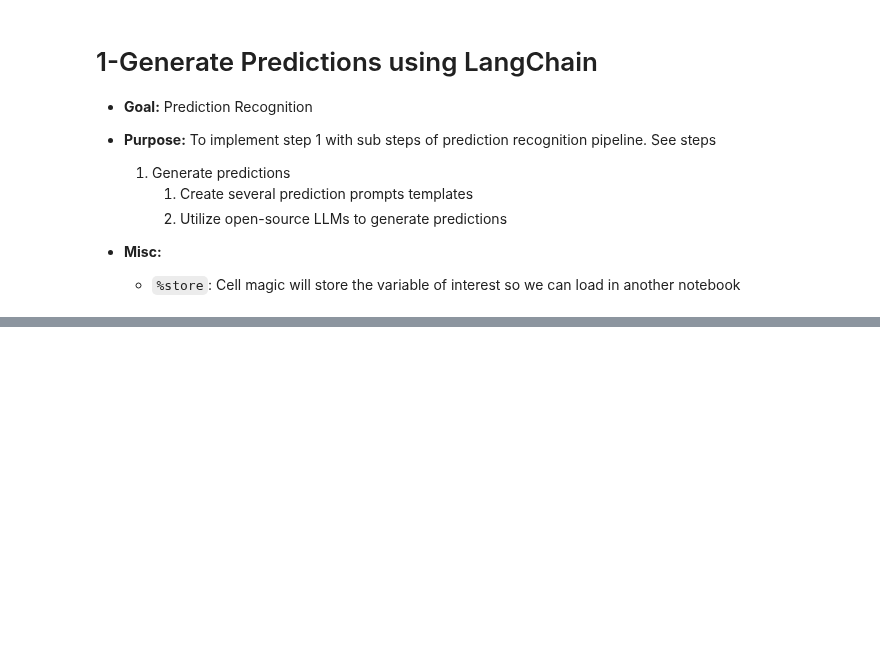
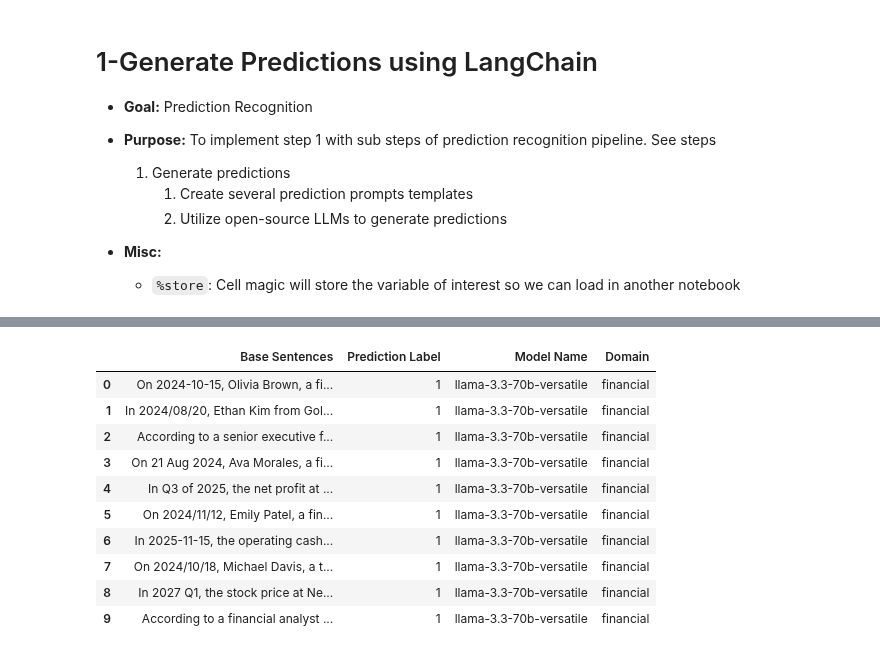
Before and after one commit to ufdatastudio/predictions, a Jupyter notebook: play/1-generate_predictions_langchain.ipynb, the cells around one changed output, grey strips where cells are left out. Cells and saved outputs as stored; diff of their text form; code cells hidden in the pictures; blank space fills up the shorter version.

```diff
--- a/play/1-generate_predictions_langchain.ipynb
+++ b/play/1-generate_predictions_langchain.ipynb
@@ -22,3 +24,5 @@ notebook_dir = os.getcwd()
 sys.path.append(os.path.join(notebook_dir, '../'))
 
 from pipelines import BasePipeline
+# %%
+pd.set_option('max_colwidth', 800)
@@ -52,7 +57,10 @@ prediction_properties_template = """A prediction ($y$) consists of the following
     7. $y_m$, metric outcome
         - How much will the $y_a$ $y_s$?
     8. $y_v$, future verb tense
-        - A verb that is associated with the future such as will, would, be going to, should, etc."""
+        - A verb that is associated with the future such as will, would, be going to, should, etc.
+    9. $y_l$, location
+        - The location is attached to attribute $y_a$ if {prediction_domain} == 'weather'
+    """
 prediction_properties_prompt = PromptTemplate.from_template(prediction_properties_template)
 # %%
 prediction_requirements_template = """{prediction_domain} requirements to use for each prediction:
@@ -68,7 +76,8 @@ prediction_requirements_template = """{prediction_domain} requirements to use fo
     - Should have a forecast time ($y_f$) when $y$ is expected to come to fruition between 2025 to 2050.
     - Use the five different templates and examples provided.
     - Change how the current time ($y_t$) and forecast time ($y_f$) are written in the prediction with examples of (1) Wednesday, August 21, 2024; (2) Wed, August 21, 2024; (3) 08/21/2024; (4) 08/21/2024; (5) 21/08/2024; (6) 21 August 2024; (7) 2024/08/21; (8) 2024-08-21; (9) August 21, 2024; (10) Aug 21, 2024; (11) 21 August 2024, (12) 21 Aug 2024, Q3 of 2027, 2029 of Q3, etc (with removing day of week).
-    {domain_requirements}"""
+    {domain_requirements}
+    - Do not say, "Here are 10 unique weather predictions based on the provided templates and examples:" in the prompt."""
 prediction_requirements_prompt = PromptTemplate.from_template(prediction_requirements_template)
 # %%
 prediction_templates_template = """Here are some {prediction_domain} templates:
@@ -167,0 +299,14 @@ base_pipeline.generate_predictions(financial_prompt_output, 1)
+# %%
+financial_df
+# %% [output]
+|  | Base Sentences | Prediction Label | Model Name | Domain |
+| 0 | On 2024-10-15, Olivia Brown, a fi... | 1 | llama-3.3-70b-versatile | financial |
+| 1 | In 2024/08/20, Ethan Kim from Gol... | 1 | llama-3.3-70b-versatile | financial |
+| 2 | According to a senior executive f... | 1 | llama-3.3-70b-versatile | financial |
+| 3 | On 21 Aug 2024, Ava Morales, a fi... | 1 | llama-3.3-70b-versatile | financial |
+| 4 | In Q3 of 2025, the net profit at ... | 1 | llama-3.3-70b-versatile | financial |
+| 5 | On 2024/11/12, Emily Patel, a fin... | 1 | llama-3.3-70b-versatile | financial |
+| 6 | In 2025-11-15, the operating cash... | 1 | llama-3.3-70b-versatile | financial |
+| 7 | On 2024/10/18, Michael Davis, a t... | 1 | llama-3.3-70b-versatile | financial |
+| 8 | In 2027 Q1, the stock price at Ne... | 1 | llama-3.3-70b-versatile | financial |
+| 9 | According to a financial analyst ... | 1 | llama-3.3-70b-versatile | financial |
```
Also changed, not shown: parts of 21 cells of this notebook, 2 other files.
